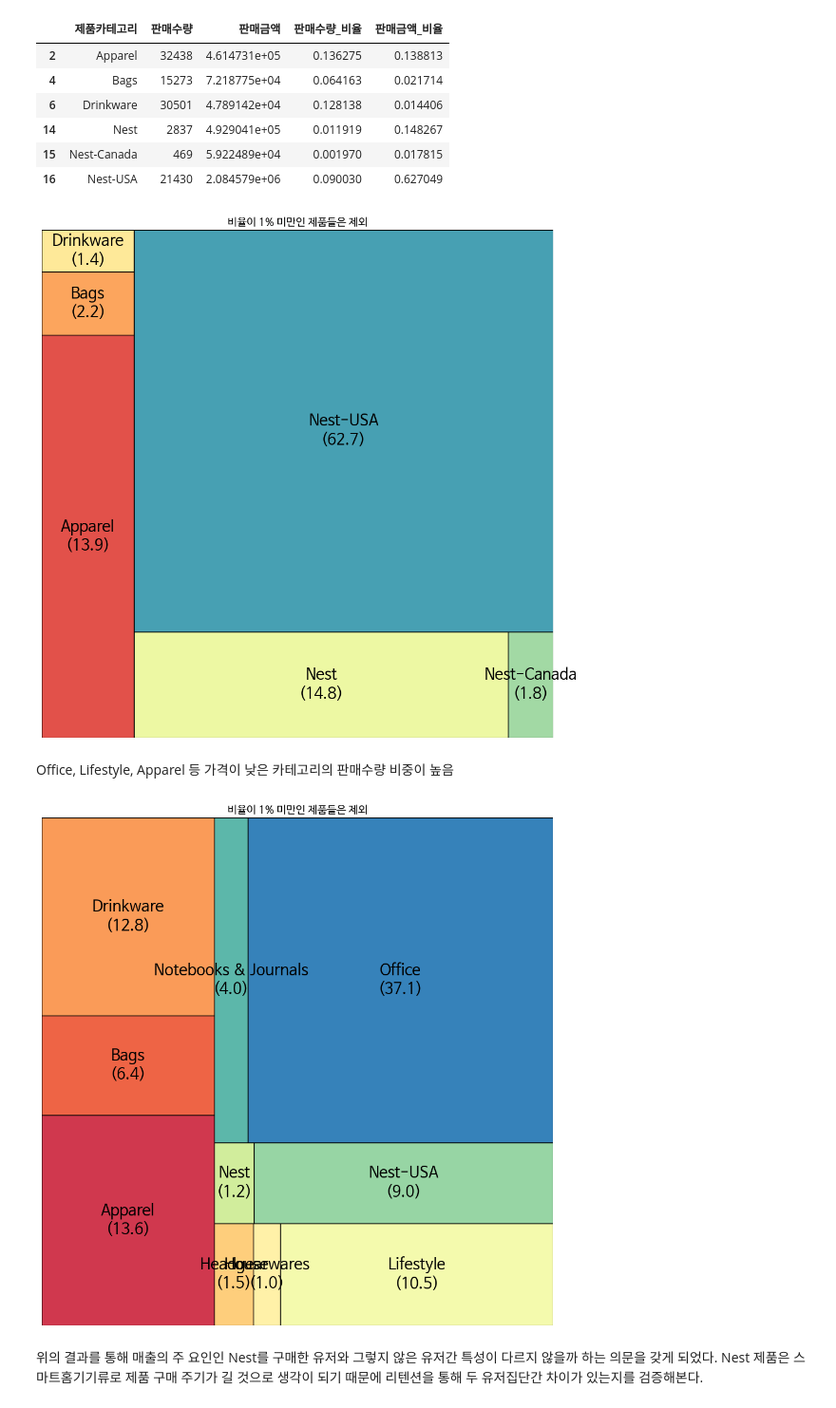
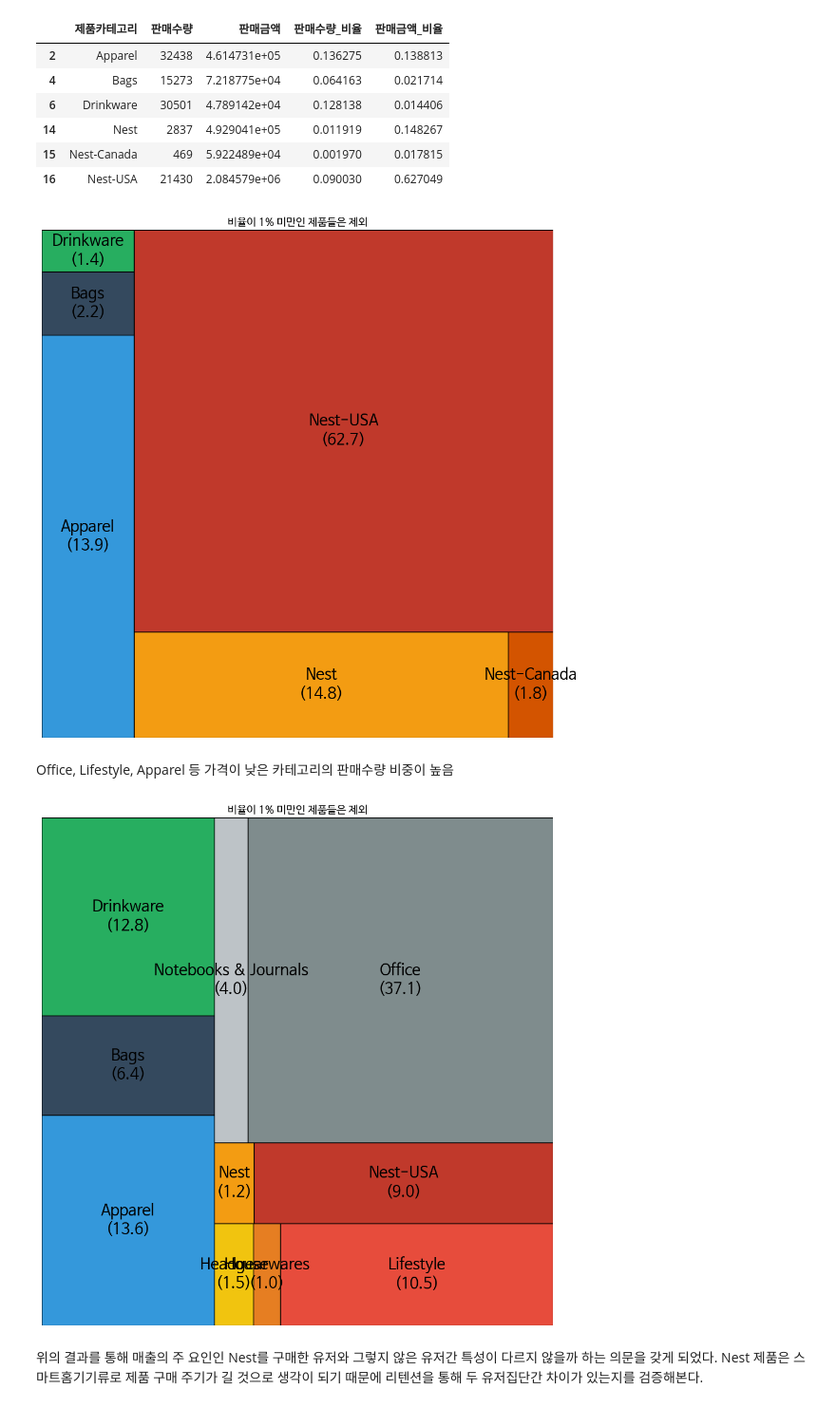
Before and after one commit to kimjaehyeonC/Dacon_customer_segment_analytics, a Jupyter notebook: ecommerce_finish.ipynb, the cells around one changed output. Shown at 95% size. Saved outputs shown, nothing was run; the diff lists cells and outputs as text; code cells hidden in the pictures.

```diff
--- a/ecommerce_finish.ipynb
+++ b/ecommerce_finish.ipynb
@@ -270,6 +270,29 @@ price_sum.query('`판매금액_비율` >= 0.01')
 | 14 | Nest | 2837 | 4.929041e+05 | 0.011919 | 0.148267 |
 | 15 | Nest-Canada | 469 | 5.922489e+04 | 0.001970 | 0.017815 |
 | 16 | Nest-USA | 21430 | 2.084579e+06 | 0.090030 | 0.627049 |
+# %%
+category_color_dict = {
+    'Accessories': '#1ABC9C',  # 청록
+    'Android': '#2ECC71',      # 초록
+    'Apparel': '#3498DB',      # 파랑
+    'Backpacks': '#9B59B6',    # 보라
+    'Bags': '#34495E',         # 짙은 남색
+    'Bottles': '#16A085',      # 어두운 청록
+    'Drinkware': '#27AE60',    # 진한 초록
+    'Fun': '#2980B9',          # 중청색
+    'Gift Cards': '#8E44AD',   # 진보라
+    'Google': '#2C3E50',       # 남색
+    'Headgear': '#F1C40F',     # 노랑
+    'Housewares': '#E67E22',   # 오렌지
+    'Lifestyle': '#E74C3C',    # 빨강
+    'More Bags': '#95A5A6',    # 회색
+    'Nest': '#F39C12',         # 밝은 오렌지
+    'Nest-Canada': '#D35400',  # 어두운 오렌지
+    'Nest-USA': '#C0392B',     # 진한 빨강
+    'Notebooks & Journals': '#BDC3C7', # 밝은 회색
+    'Office': '#7F8C8D',       # 어두운 회색
+    'Waze': '#1F618D'          # 남청색
+}
 # %%
 import squarify
 
@@ -277,30 +300,34 @@ plt.figure(figsize = (12, 12))
 
 display_cat = price_sum.query('`판매금액_비율` >= 0.01').reset_index(drop = True)
 label = display_cat.제품카테고리 + '\n(' + round(display_cat.판매금액_비율 * 100, 1).astype(str) + ')'
+colors = [category_color_dict[cat] for cat in display_cat['제품카테고리']]
+
 squarify.plot(display_cat.판매금액_비율, label = label, ec = 'black',
-              color = sns.color_palette('Spectral', len(display_cat)),
+              color = colors,
               text_kwargs={'fontsize':20})
 plt.axis('off')
 plt.title('비율이 1% 미만인 제품들은 제외',fontsize=14)
 # plt.suptitle('카테고리별 판매금액 비중')
 plt.show()
 # %% [output]
-[figure, old version]
+[figure, new version]
 # %% [markdown]
 Office, Lifestyle, Apparel 등 가격이 낮은 카테고리의 판매수량 비중이 높음
 # %%
 plt.figure(figsize = (12, 12))
 display_cat = price_sum.query('`판매수량_비율` >= 0.01').reset_index(drop = True)
 label = display_cat.제품카테고리 + '\n(' + round(display_cat.판매수량_비율*100, 1).astype(str) + ')'
+colors = [category_color_dict[cat] for cat in display_cat['제품카테고리']]
+
 squarify.plot(display_cat.판매수량_비율, label=label, ec = 'black',
-              color = sns.color_palette("Spectral", len(display_cat)),
+              color = colors,
               text_kwargs={'fontsize':20})
 plt.axis("off")
 # plt.suptitle('카테고리별 판매수량 비중')
 plt.title('비율이 1% 미만인 제품들은 제외',fontsize=14)
 plt.show()
 # %% [output]
-[figure, old version]
+[figure, new version]
 # %% [markdown]
 위의 결과를 통해 매출의 주 요인인 Nest를 구매한 유저와 그렇지 않은 유저간 특성이 다르지 않을까 하는 의문을 갖게 되었다. Nest 제품은 스마트홈기기류로 제품 구매 주기가 길 것으로 생각이 되기 때문에 리텐션을 통해 두 유저집단간 차이가 있는지를 검증해본다.
 # %%
```
Also changed, not shown: parts of 1 cell of this notebook.
